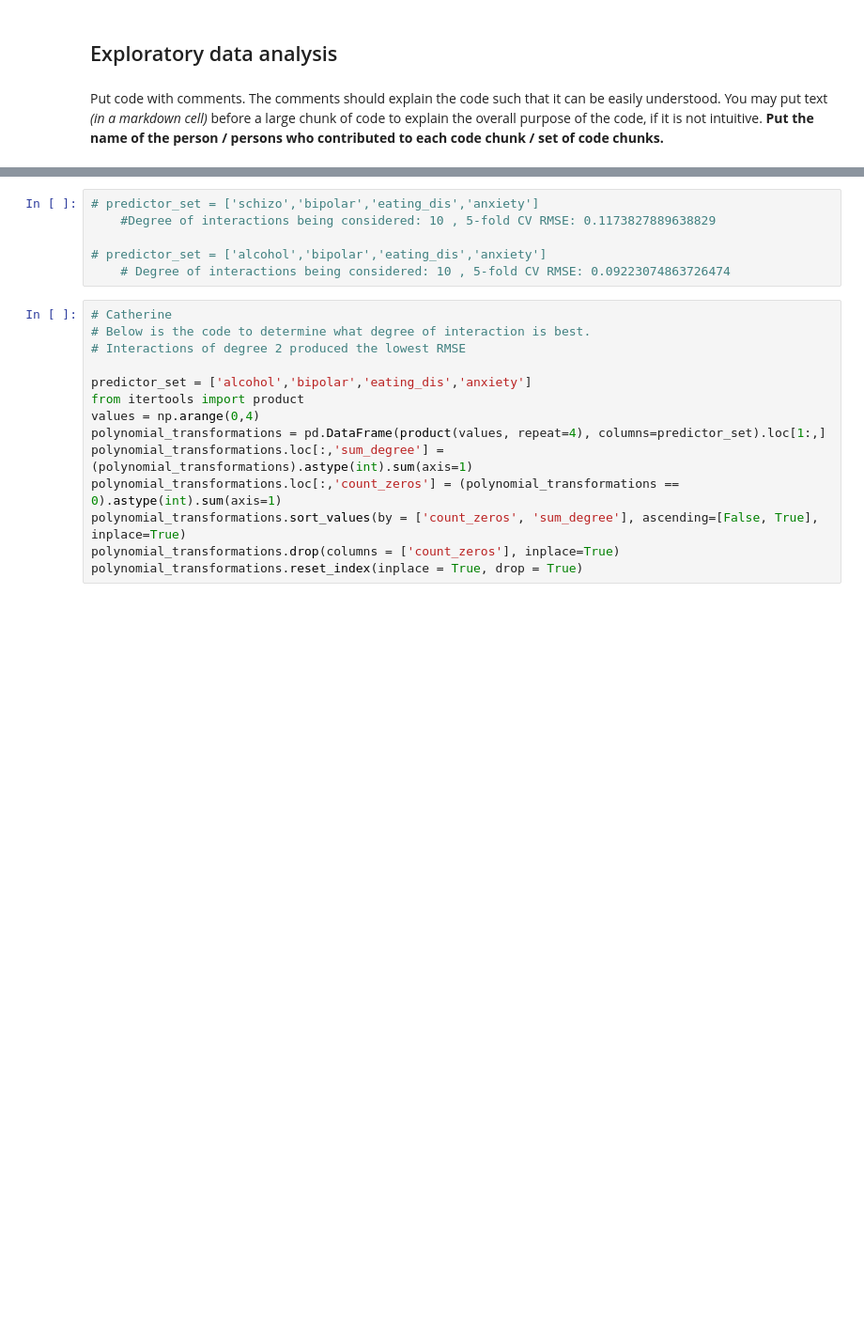
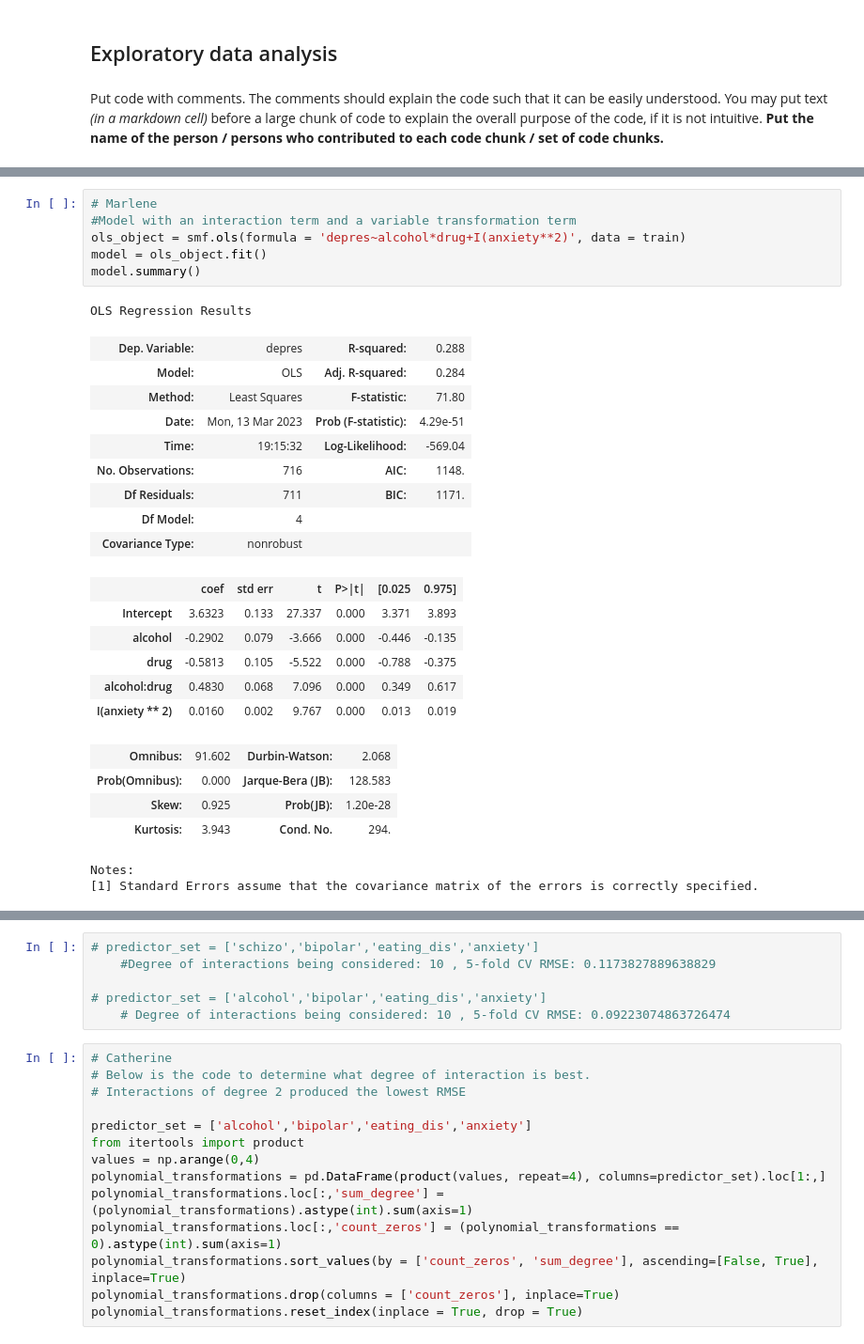
Before and after one commit to marlenealanis/stat-303-2-project, a Jupyter notebook: Project Code Template.ipynb, the cells around one changed output, grey strips where cells are left out. Shown at 94% size. Saved outputs shown, nothing was run; the diff lists cells and outputs as text; blank space fills up the shorter version.

```diff
--- a/Project Code Template.ipynb
+++ b/Project Code Template.ipynb
@@ -195,0 +234,29 @@ plt.show()
+# %%
+# Marlene
+#Model with an interaction term and a variable transformation term
+ols_object = smf.ols(formula = 'depres~alcohol*drug+I(anxiety**2)', data = train)
+model = ols_object.fit()
+model.summary()
+# %% [output]
+OLS Regression Results
+| Dep. Variable: | depres | R-squared: | 0.288 |
+| Model: | OLS | Adj. R-squared: | 0.284 |
+| Method: | Least Squares | F-statistic: | 71.80 |
+| Date: | Mon, 13 Mar 2023 | Prob (F-statistic): | 4.29e-51 |
+| Time: | 19:15:32 | Log-Likelihood: | -569.04 |
+| No. Observations: | 716 | AIC: | 1148. |
+| Df Residuals: | 711 | BIC: | 1171. |
+| Df Model: | 4 |  |  |
+| Covariance Type: | nonrobust |  |  |
+|  | coef | std err | t | P>|t| | [0.025 | 0.975] |
+| Intercept | 3.6323 | 0.133 | 27.337 | 0.000 | 3.371 | 3.893 |
+| alcohol | -0.2902 | 0.079 | -3.666 | 0.000 | -0.446 | -0.135 |
+| drug | -0.5813 | 0.105 | -5.522 | 0.000 | -0.788 | -0.375 |
+| alcohol:drug | 0.4830 | 0.068 | 7.096 | 0.000 | 0.349 | 0.617 |
+| I(anxiety ** 2) | 0.0160 | 0.002 | 9.767 | 0.000 | 0.013 | 0.019 |
+| Omnibus: | 91.602 | Durbin-Watson: | 2.068 |
+| Prob(Omnibus): | 0.000 | Jarque-Bera (JB): | 128.583 |
+| Skew: | 0.925 | Prob(JB): | 1.20e-28 |
+| Kurtosis: | 3.943 | Cond. No. | 294. |
+Notes:
+[1] Standard Errors assume that the covariance matrix of the errors is correctly specified.
```
Also changed, not shown: parts of 10 cells of this notebook.
